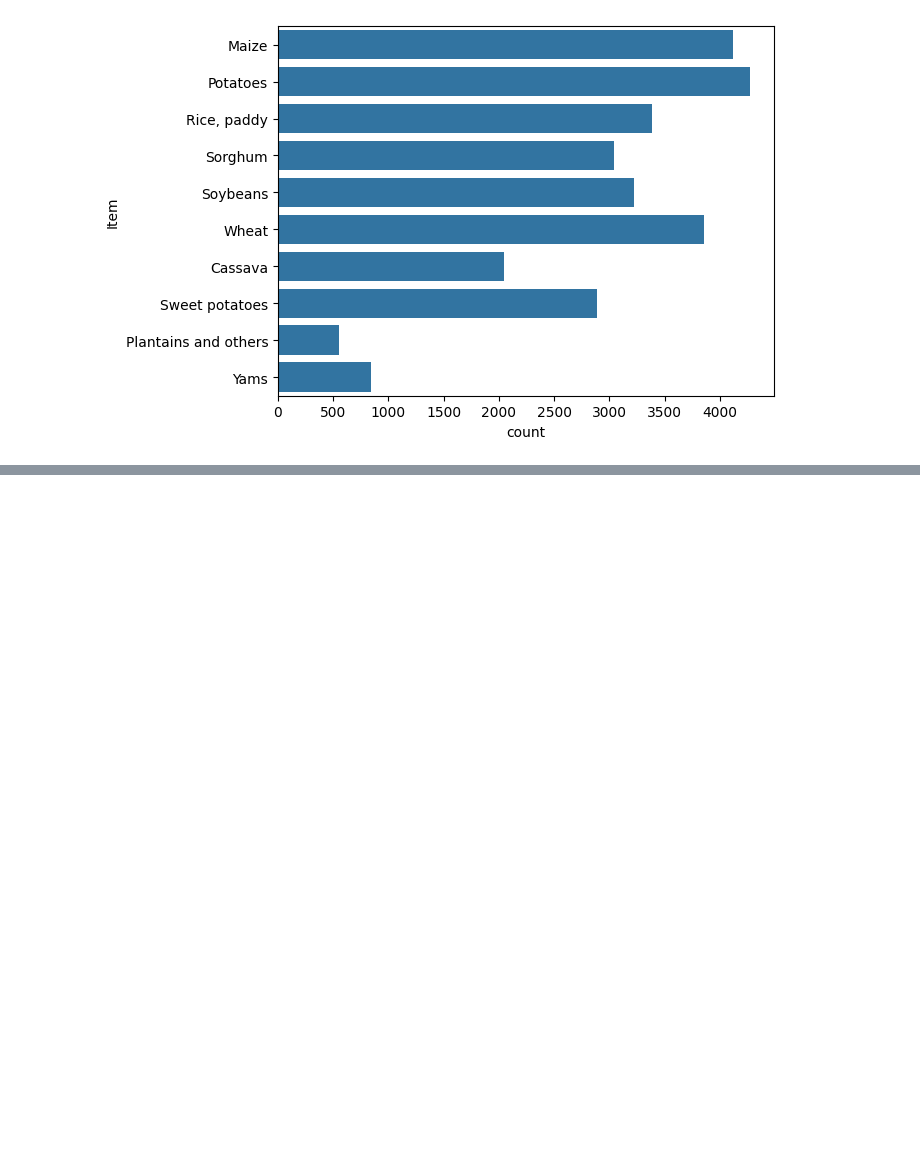
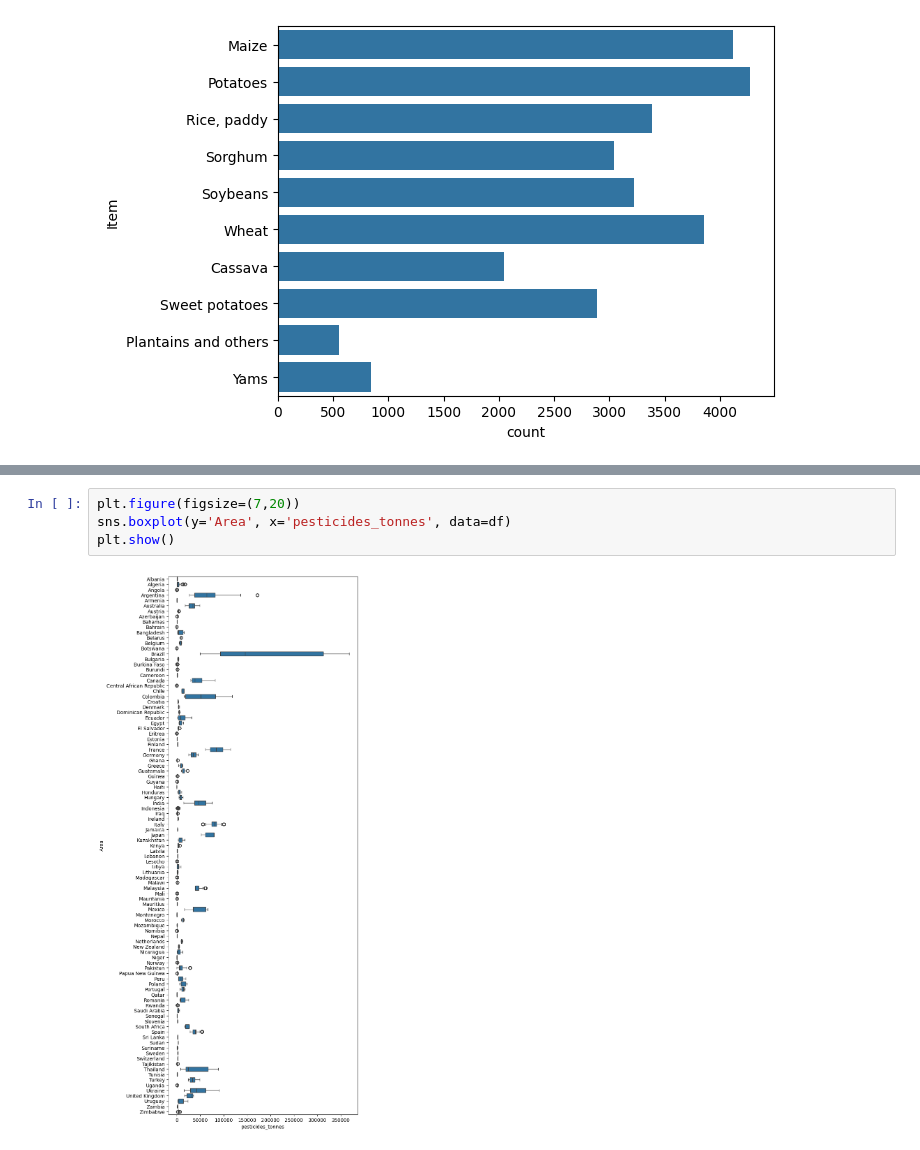
Before and after one commit to mar-sv/advanced-data-datamining, a Jupyter notebook: project.ipynb, the cells around one changed output, grey strips where cells are left out. Drawn from its saved outputs; the diff is of its cells as text; blank space fills up the shorter version.

```diff
--- a/project.ipynb
+++ b/project.ipynb
@@ -60,0 +77,6 @@ C:\Github\applied_AI\advanced_data_minin\advanced_data_mining_project\project.ip
+# %%
+plt.figure(figsize=(7,20))
+sns.boxplot(y='Area', x='pesticides_tonnes', data=df)
+plt.show()
+# %% [output]
+[figure, added]
```
Also changed, not shown: parts of 8 cells of this notebook.
